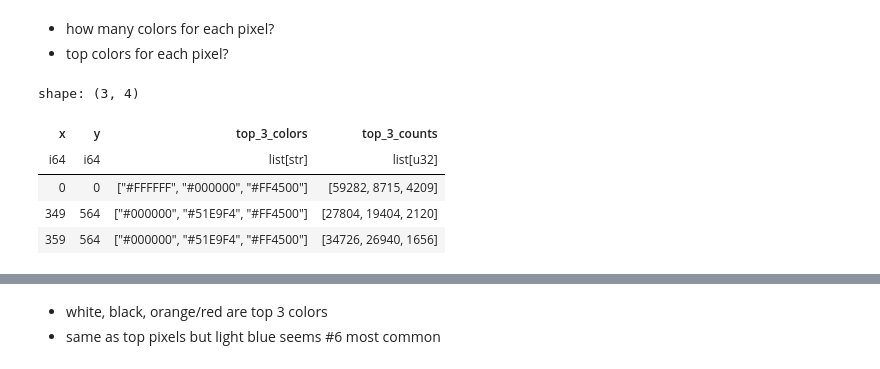
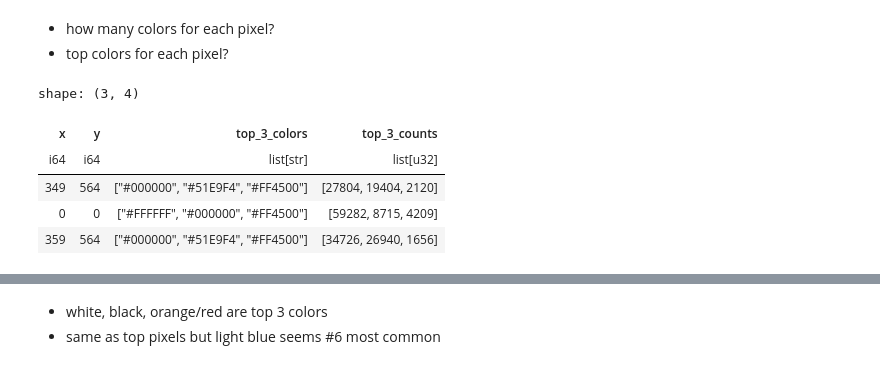
Before and after one commit to bchan42/csc369-analysis, a Jupyter notebook: week4/week_4_misc.ipynb, the cells around one changed output, grey strips where cells are left out. Saved outputs shown, nothing was run; the diff lists cells and outputs as text; code cells hidden in the pictures.

```diff
--- a/week4/week_4_misc.ipynb
+++ b/week4/week_4_misc.ipynb
@@ -433,20 +474,20 @@ shape: (96, 4)
 - how many colors for each pixel?
 - top colors for each pixel?
 # %%
-top3_colors_df = (
-    (top3_pixel_colors.collect()) # make it to df
-    .group_by(['x', 'y'])  # Group by (x, y) after sorting
-    .agg(
-        pl.col('pixel_color').head(3).alias('top_3_colors'),  # get top 3 colors for each (x, y)
-        pl.col('color_count').head(3).alias('top_3_counts')  # get counts for these top 3 colors
-    )
-)
+# top3_colors_df = (
+#     (top3_pixel_colors.collect()) # make it to df
+#     .group_by(['x', 'y'])  # Group by (x, y) after sorting
+#     .agg(
+#         pl.col('pixel_color').head(3).alias('top_3_colors'),  # get top 3 colors for each (x, y)
+#         pl.col('color_count').head(3).alias('top_3_counts')  # get counts for these top 3 colors
+#     )
+# )
 
-top3_colors_df
+# top3_colors_df
 # %% [output]
 shape: (3, 4)
 | x | y | top_3_colors | top_3_counts |
 | i64 | i64 | list[str] | list[u32] |
+| 349 | 564 | ["#000000", "#51E9F4", "#FF4500"] | [27804, 19404, 2120] |
 | 0 | 0 | ["#FFFFFF", "#000000", "#FF4500"] | [59282, 8715, 4209] |
-| 349 | 564 | ["#000000", "#51E9F4", "#FF4500"] | [27804, 19404, 2120] |
 | 359 | 564 | ["#000000", "#51E9F4", "#FF4500"] | [34726, 26940, 1656] |
```
Also changed, not shown: parts of 13 cells of this notebook.
